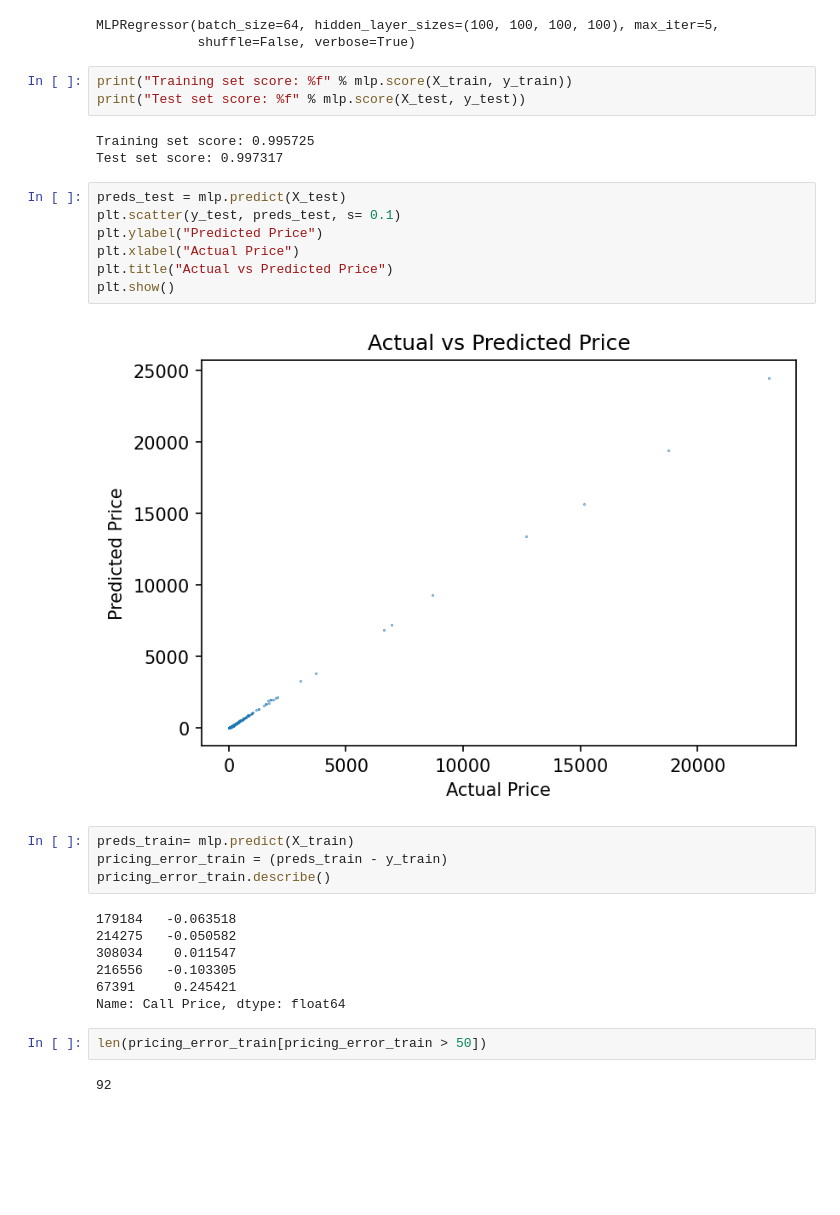
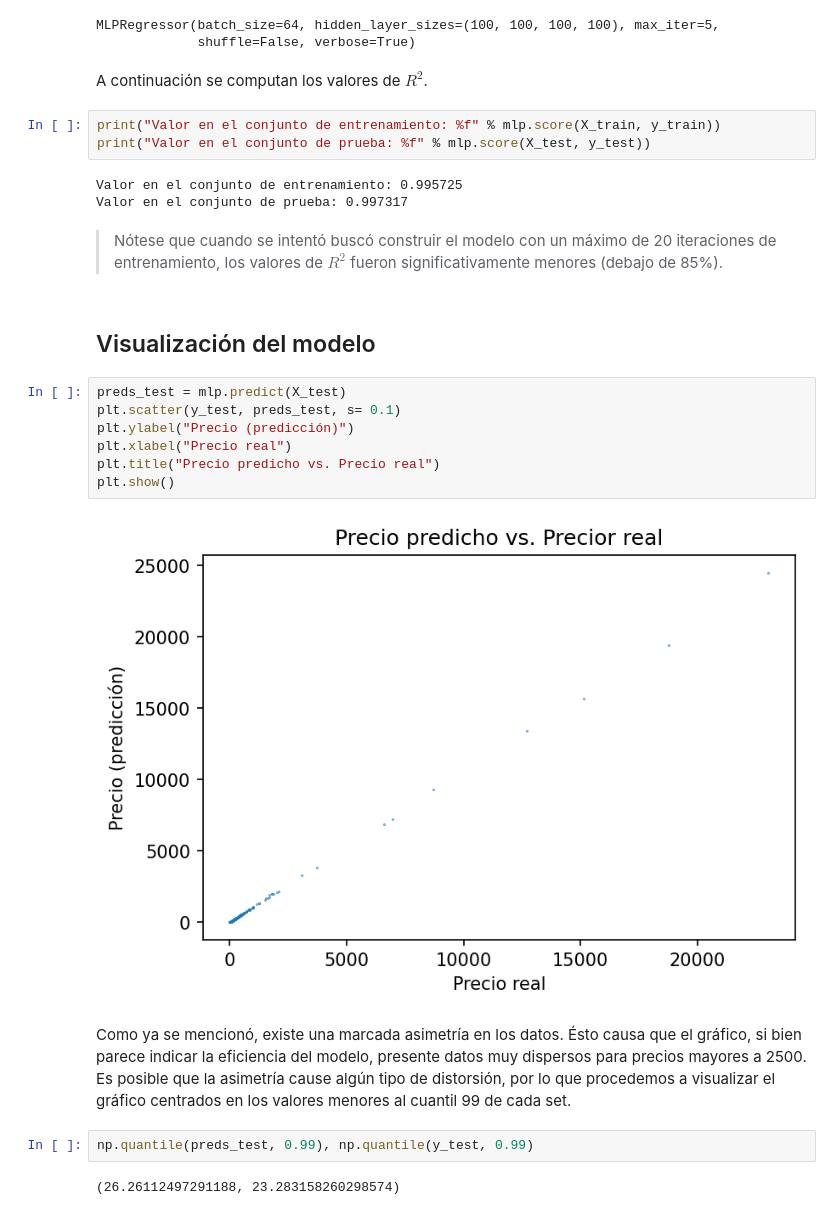
Before and after one commit to sanarovaz/ML-Black-Scholes, a Jupyter notebook: ML_Black_Scholes.ipynb, the cells around one changed output. Cells and saved outputs as stored; diff of their text form; blank space fills up the shorter version.

```diff
--- a/ML_Black_Scholes.ipynb
+++ b/ML_Black_Scholes.ipynb
@@ -102,33 +142,30 @@ Iteration 4, loss = 262.59395452
 Iteration 5, loss = 147.08965353
 MLPRegressor(batch_size=64, hidden_layer_sizes=(100, 100, 100, 100), max_iter=5,
              shuffle=False, verbose=True)
+# %% [markdown]
+A continuación se computan los valores de $R^2$.
 # %%
-print("Training set score: %f" % mlp.score(X_train, y_train))
-print("Test set score: %f" % mlp.score(X_test, y_test))
+print("Valor en el conjunto de entrenamiento: %f" % mlp.score(X_train, y_train))
+print("Valor en el conjunto de prueba: %f" % mlp.score(X_test, y_test))
 # %% [output]
-Training set score: 0.995725
-Test set score: 0.997317
+Valor en el conjunto de entrenamiento: 0.995725
+Valor en el conjunto de prueba: 0.997317
+# %% [markdown]
+> Nótese que cuando se intentó buscó construir el modelo con un máximo de 20 iteraciones de entrenamiento, los valores de $R^2$ fueron significativamente menores (debajo de 85%).
+# %% [markdown]
+## Visualización del modelo
 # %%
 preds_test = mlp.predict(X_test)
 plt.scatter(y_test, preds_test, s= 0.1)
-plt.ylabel("Predicted Price")
-plt.xlabel("Actual Price")
-plt.title("Actual vs Predicted Price")
+plt.ylabel("Precio (predicción)")
+plt.xlabel("Precio real")
+plt.title("Precio predicho vs. Precio real")
 plt.show()
 # %% [output]
-[figure, old version]
+[figure, new version]
-# %%
-preds_train= mlp.predict(X_train)
-pricing_error_train = (preds_train - y_train)
-pricing_error_train.describe()
-# %% [output]
-179184   -0.063518
-214275   -0.050582
-308034    0.011547
-216556   -0.103305
-67391     0.245421
-Name: Call Price, dtype: float64
-# %%
-len(pricing_error_train[pricing_error_train > 50])
-# %% [output]
-92
+# %% [markdown]
+Como ya se mencionó, existe una marcada asimetría en los datos. Ésto causa que el gráfico, si bien parece indicar la eficiencia del modelo, presente datos muy dispersos para precios mayores a 2500. Es posible que la asimetría cause algún tipo de distorsión, por lo que procedemos a visualizar el gráfico centrados en los valores menores al cuantil 99 de cada set.
+# %%
+np.quantile(preds_test, 0.99), np.quantile(y_test, 0.99)
+# %% [output]
+(26.26112497291188, 23.283158260298574)
```
Also changed, not shown: parts of 19 cells of this notebook.
